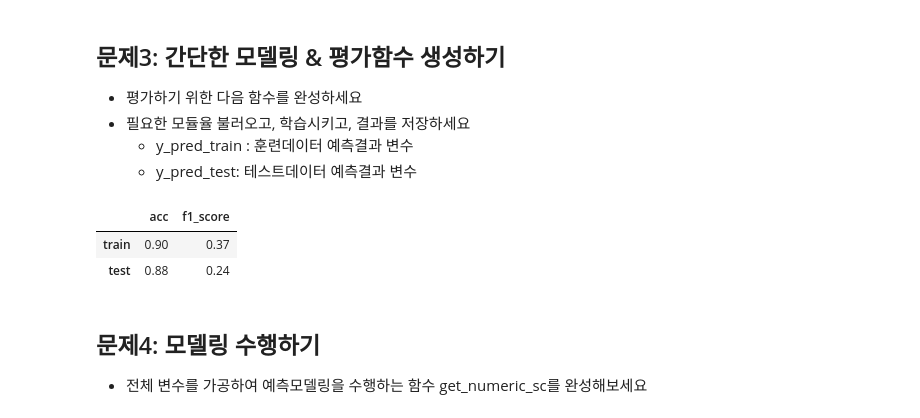
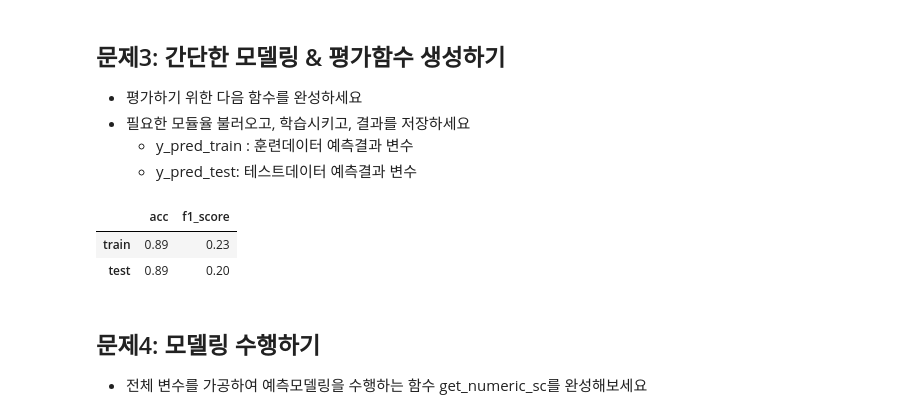
Before and after one commit to bellepoque7/sparta_ml, a Jupyter notebook: B01_오준범.ipynb, the cells around one changed output. Saved outputs shown, nothing was run; the diff lists cells and outputs as text; code cells hidden in the pictures.

```diff
--- a/B01_오준범.ipynb
+++ b/B01_오준범.ipynb
@@ -143,10 +143,16 @@ def get_binary(x):
         int: 문자열 x가 'no'일 경우 0, 그렇지 않을 경우 1을 반환합니다.
     """
     # 이부분을 작성해주세요
+    if x == 'no':
+        return 0
+    else:
+        return 1
 
     # y_train 데이터 인코딩 코드
+y_train['y'] = y_train['y'].apply(get_binary)
 
     # y_test 데이터 인코딩코드
+y_test['y'] = y_test['y'].apply(get_binary)
 
 
 '''문제 끝'''
@@ -181,37 +187,41 @@ def get_score(train:pd.DataFrame,  test:pd.DataFrame, x_var_list:list):
     """
     #외부 전달인자를 내부변수에 할당
     X_train = train
     X_test = test
 
     #일부 컬럼만 가져오기
     X_train = X_train[x_var_list]
     X_test = X_test[x_var_list]
 
     '''문제 시작'''
     #모듈불러오기
-
+    from sklearn.linear_model import LogisticRegression
+    from sklearn.metrics import f1_score, accuracy_score
 
     #모델가져오기 & 학습하기
-
+    logit = LogisticRegression()
+    logit.fit(X_train, y_train)
 
     # 학습하여 결과 저장
+    y_pred_train = logit.predict(X_train)
+    y_pred_test = logit.predict(X_test)
 
 
     '''문제 끝'''
 
     #평가표 생성
     result = pd.DataFrame({'acc' : [accuracy_score(y_train, y_pred_train), accuracy_score(y_test, y_pred_test)],
                             'f1_score' : [f1_score(y_train, y_pred_train), f1_score(y_test, y_pred_test)]},
                             index = ['train','test'])
 
     display(result.round(2))
 
 # duration 변수만 사용하여 결과내기
 get_score(X_train, X_test, ['duration'])
 # %% [output]
 |  | acc | f1_score |
-| train | 0.90 | 0.37 |
-| test | 0.88 | 0.24 |
+| train | 0.89 | 0.23 |
+| test | 0.89 | 0.20 |
 # %% [markdown]
 ## 문제4: 모델링 수행하기
 - 전체 변수를 가공하여 예측모델링을 수행하는 함수 get_numeric_sc를 완성해보세요
```
Also changed, not shown: parts of 13 cells of this notebook.
